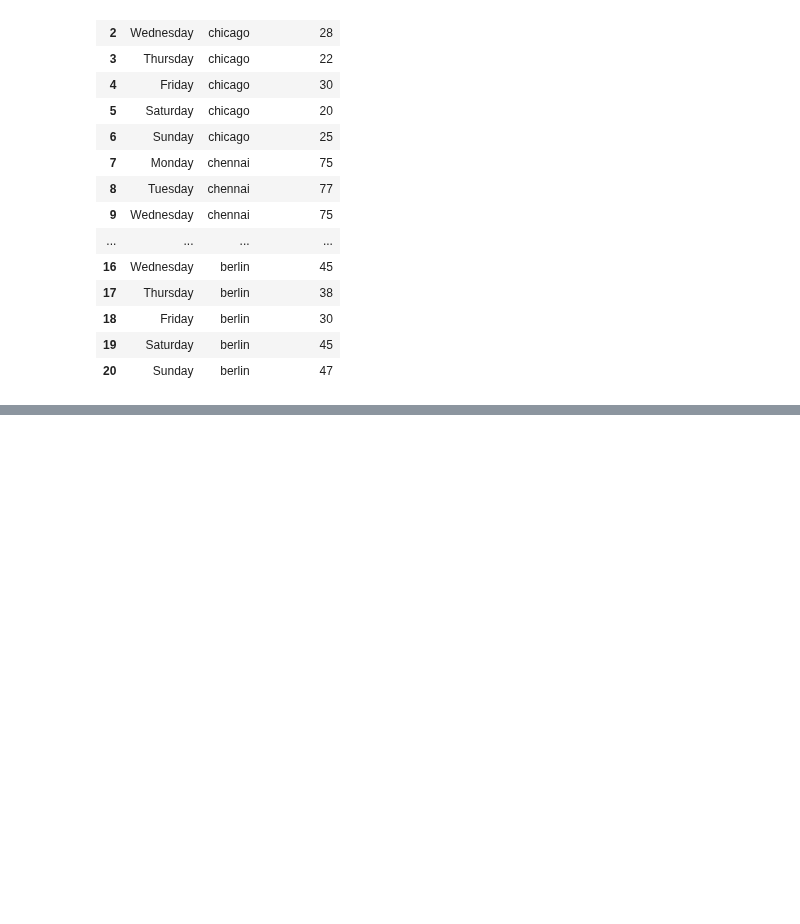
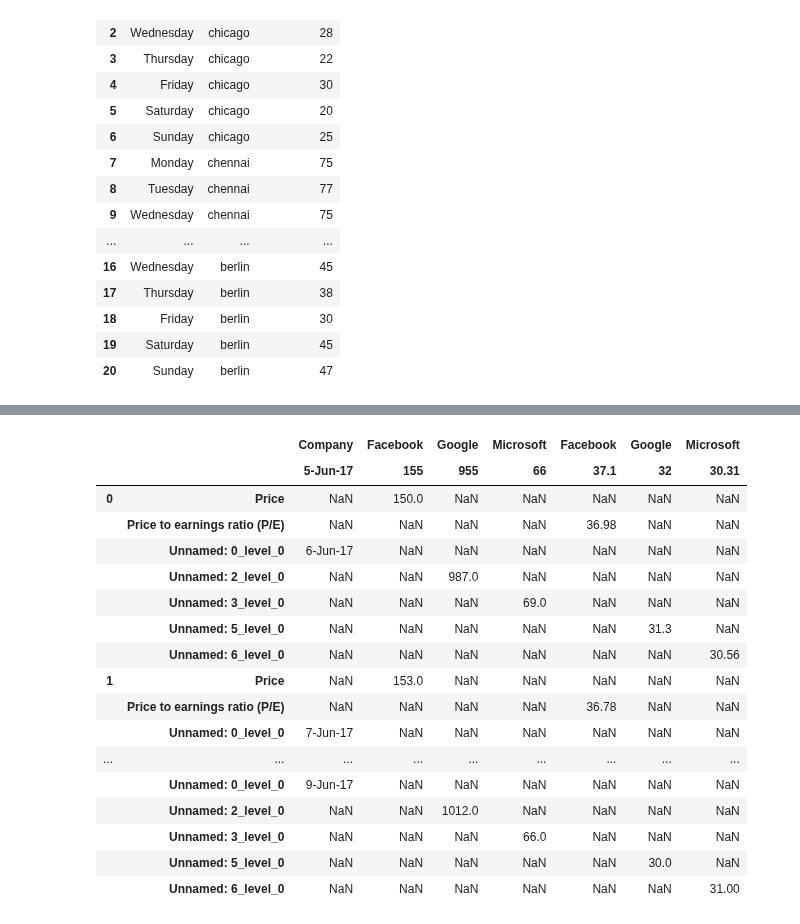
Before and after one commit to Tanay-Dwivedi/DADS-practice, a Jupyter notebook: Python/Pandas/pandas_practice4.ipynb, the cells around one changed output, grey strips where cells are left out. Saved outputs shown, nothing was run; the diff lists cells and outputs as text; code cells hidden in the pictures; blank space fills up the shorter version.

```diff
--- a/Python/Pandas/pandas_practice4.ipynb
+++ b/Python/Pandas/pandas_practice4.ipynb
@@ -214,0 +295,3 @@ dff
+# %%
+df = pd.read_csv("stocks.csv", header = [0,1,2])
+df
@@ -214,0 +327,21 @@ dff
+# %%
+df.stack(level=0)
+# %% [output]
+|  |  | Company | Facebook | Google | Microsoft | Facebook | Google | Microsoft |
+|  |  | 5-Jun-17 | 155 | 955 | 66 | 37.1 | 32 | 30.31 |
+| 0 | Price | NaN | 150.0 | NaN | NaN | NaN | NaN | NaN |
+|  | Price to earnings ratio (P/E) | NaN | NaN | NaN | NaN | 36.98 | NaN | NaN |
+|  | Unnamed: 0_level_0 | 6-Jun-17 | NaN | NaN | NaN | NaN | NaN | NaN |
+|  | Unnamed: 2_level_0 | NaN | NaN | 987.0 | NaN | NaN | NaN | NaN |
+|  | Unnamed: 3_level_0 | NaN | NaN | NaN | 69.0 | NaN | NaN | NaN |
+|  | Unnamed: 5_level_0 | NaN | NaN | NaN | NaN | NaN | 31.3 | NaN |
+|  | Unnamed: 6_level_0 | NaN | NaN | NaN | NaN | NaN | NaN | 30.56 |
+| 1 | Price | NaN | 153.0 | NaN | NaN | NaN | NaN | NaN |
+|  | Price to earnings ratio (P/E) | NaN | NaN | NaN | NaN | 36.78 | NaN | NaN |
+|  | Unnamed: 0_level_0 | 7-Jun-17 | NaN | NaN | NaN | NaN | NaN | NaN |
+| ... | ... | ... | ... | ... | ... | ... | ... | ... |
+|  | Unnamed: 0_level_0 | 9-Jun-17 | NaN | NaN | NaN | NaN | NaN | NaN |
+|  | Unnamed: 2_level_0 | NaN | NaN | 1012.0 | NaN | NaN | NaN | NaN |
+|  | Unnamed: 3_level_0 | NaN | NaN | NaN | 66.0 | NaN | NaN | NaN |
+|  | Unnamed: 5_level_0 | NaN | NaN | NaN | NaN | NaN | 30.0 | NaN |
+|  | Unnamed: 6_level_0 | NaN | NaN | NaN | NaN | NaN | NaN | 31.00 |
```
Also changed, not shown: parts of 11 cells of this notebook, 1 other file.
